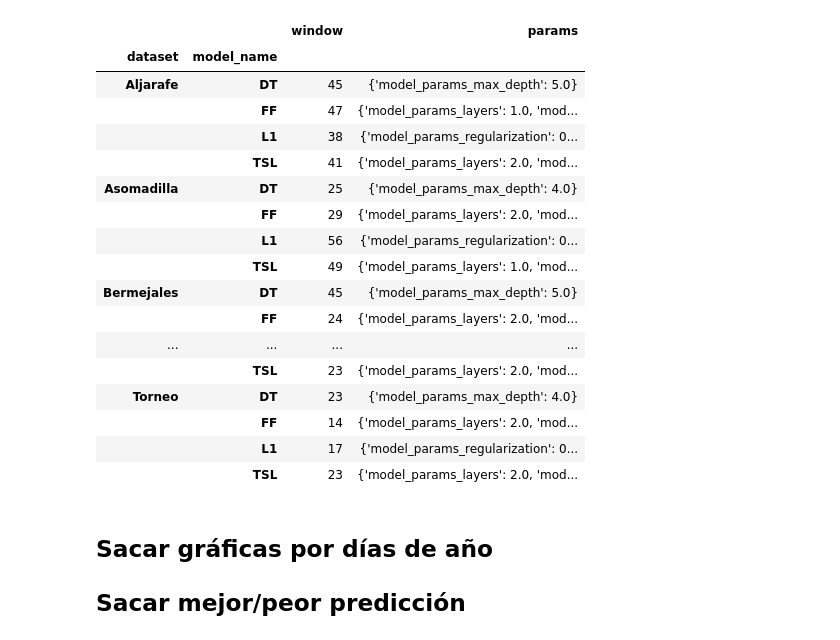
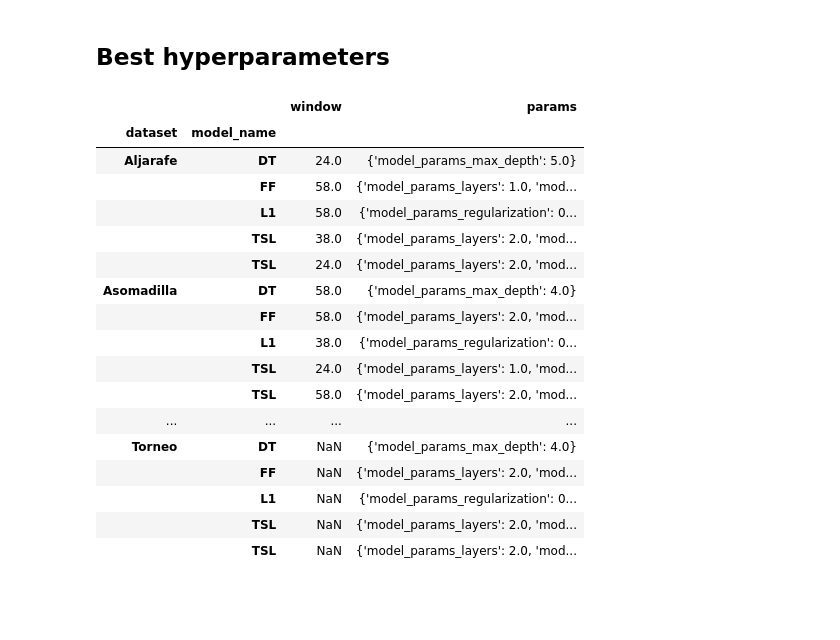
Before and after one commit to manjimnav/TSLayer-Ozone, a Jupyter notebook: analysis.ipynb, the cells around one changed output. Saved outputs shown, nothing was run; the diff lists cells and outputs as text; code cells hidden in the pictures; blank space fills up the shorter version.

```diff
--- a/analysis.ipynb
+++ b/analysis.ipynb
@@ -11,17 +11,13 @@ output_file = 'results/OzoneCrossVal/results_final'
 
 total_metrics = pd.read_csv(f'{output_file}.csv')
 
-#total_metrics = pd.concat((total_metrics, pd.read_csv(f'{output_file_2}.csv')))
 total_metrics["n_features"] = total_metrics.selected_features.apply(eval).apply(len)
-total_metrics["selection_params_residual"] = total_metrics.selection_params_residual.fillna(False)
 # %%
 total_metrics['model_name'] = total_metrics['model_name'].replace({'decisiontree': 'DT'})
 total_metrics['selection_name'] = total_metrics['selection_name'].replace({'NoSelection': 'NS', 'TimeSelectionLayer': 'TSL'})
 
-#total_metrics = total_metrics[total_metrics.selection_params_residual==False].reset_index(drop=True)
-
 total_metrics.loc[total_metrics.selection_name=='TSL', 'model_name'] = 'TSL'
-total_metrics.loc[(total_metrics.selection_name=='TSL') & (total_metrics.selection_params_residual), 'model_name'] = 'TSLRes'
+total_metrics.loc[total_metrics.selection_name=='TimeSelectionLayerConstant', 'model_name'] = 'TSL*'
 total_metrics['model_name'] = total_metrics['model_name'].replace({'dense': 'FF', 'lasso': 'L1'})
 total_metrics['dataset'] = total_metrics['dataset'].apply(lambda x: x.capitalize()).replace({'Rondadelvalle': 'Ronda del valle'})
 # %%
@@ -145,2 +165,5 @@ best_metrics.pivot(index = ['year'], columns=[ 'dataset','model_name'], values='
+# %% [markdown]
+## Best hyperparameters
 # %%
-best_hyperparameters = best_index.to_frame()[best_index.to_frame().model_name!='TSLRes'][['dataset', 'model_name']].reset_index(drop=True)
+best_hyperparameters = best_index.to_frame()[['dataset', 'model_name']].reset_index(drop=True)
+seq_lens = total_metrics_indexed.groupby(['dataset', 'model_name']).head(1)['dataset_params_seq_len'].reset_index(drop=True)
@@ -149,29 +170,27 @@ seq_lens = total_metrics_indexed.loc[best_index.to_frame()[best_index.to_frame()
 # %%
 pd.set_option('display.max_colwidth', 2000)
-params = list(map(lambda my_dict: {k: round(my_dict[k],4) for k in my_dict if not isnan(my_dict[k])},best_index.to_frame()[best_index.to_frame().model_name!='TSLRes'].loc[:, ['model_params_layers', 'model_params_units', 'model_params_dropout', 'model_params_max_depth', 'model_params_regularization', 'selection_params_regularization']].to_dict('records')))
+seq_lens = total_metrics_indexed.groupby(['dataset', 'model_name']).head(1)['dataset_params_seq_len'].reset_index(drop=True)
+params = list(map(lambda my_dict: {k: my_dict[k]for k in my_dict if not isnan(my_dict[k])},best_index.to_frame()[best_index.to_frame().model_name!='TSLRes'].loc[:, ['model_params_layers', 'model_params_units', 'model_params_dropout', 'model_params_max_depth', 'model_params_regularization', 'selection_params_regularization']].to_dict('records')))
 best_hyperparameters['window'] = seq_lens
 best_hyperparameters['params'] = params
 
 best_hyperparameters.set_index(['dataset', 'model_name'])#.to_latex('tab.tex')
 # %% [output]
 |  |  | window | params |
 | dataset | model_name |  |  |
-| Aljarafe | DT | 45 | {'model_params_max_depth': 5.0} |
-|  | FF | 47 | {'model_params_layers': 1.0, 'mod... |
-|  | L1 | 38 | {'model_params_regularization': 0... |
-|  | TSL | 41 | {'model_params_layers': 2.0, 'mod... |
-| Asomadilla | DT | 25 | {'model_params_max_depth': 4.0} |
-|  | FF | 29 | {'model_params_layers': 2.0, 'mod... |
-|  | L1 | 56 | {'model_params_regularization': 0... |
-|  | TSL | 49 | {'model_params_layers': 1.0, 'mod... |
-| Bermejales | DT | 45 | {'model_params_max_depth': 5.0} |
-|  | FF | 24 | {'model_params_layers': 2.0, 'mod... |
+| Aljarafe | DT | 24.0 | {'model_params_max_depth': 5.0} |
+|  | FF | 58.0 | {'model_params_layers': 1.0, 'mod... |
+|  | L1 | 58.0 | {'model_params_regularization': 0... |
+|  | TSL | 38.0 | {'model_params_layers': 2.0, 'mod... |
+|  | TSL | 24.0 | {'model_params_layers': 2.0, 'mod... |
+| Asomadilla | DT | 58.0 | {'model_params_max_depth': 4.0} |
+|  | FF | 58.0 | {'model_params_layers': 2.0, 'mod... |
+|  | L1 | 38.0 | {'model_params_regularization': 0... |
+|  | TSL | 24.0 | {'model_params_layers': 1.0, 'mod... |
+|  | TSL | 58.0 | {'model_params_layers': 2.0, 'mod... |
 | ... | ... | ... | ... |
-|  | TSL | 23 | {'model_params_layers': 2.0, 'mod... |
-| Torneo | DT | 23 | {'model_params_max_depth': 4.0} |
-|  | FF | 14 | {'model_params_layers': 2.0, 'mod... |
-|  | L1 | 17 | {'model_params_regularization': 0... |
-|  | TSL | 23 | {'model_params_layers': 2.0, 'mod... |
+| Torneo | DT | NaN | {'model_params_max_depth': 4.0} |
+|  | FF | NaN | {'model_params_layers': 2.0, 'mod... |
+|  | L1 | NaN | {'model_params_regularization': 0... |
+|  | TSL | NaN | {'model_params_layers': 2.0, 'mod... |
+|  | TSL | NaN | {'model_params_layers': 2.0, 'mod... |
-# %% [markdown]
-## Sacar gráficas por días de año
-## Sacar mejor/peor predicción
```
Also changed, not shown: parts of 17 cells of this notebook, 24 other files.
